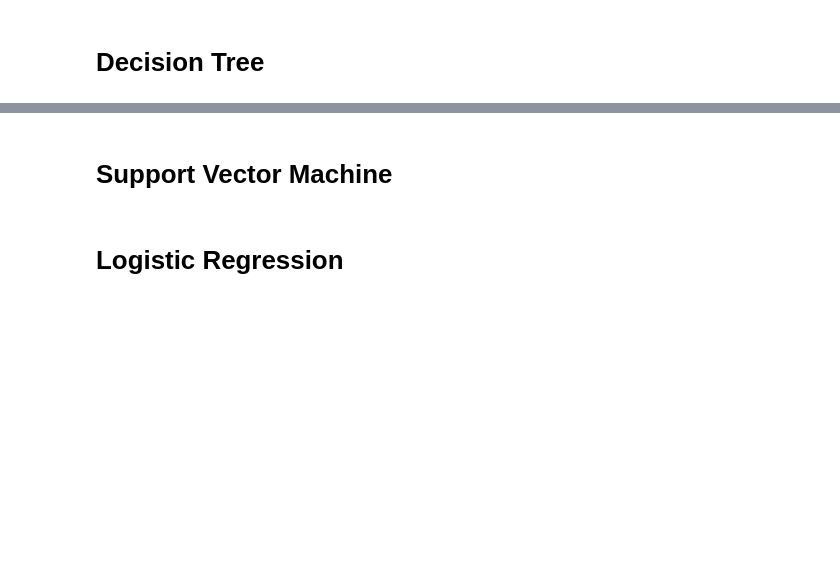
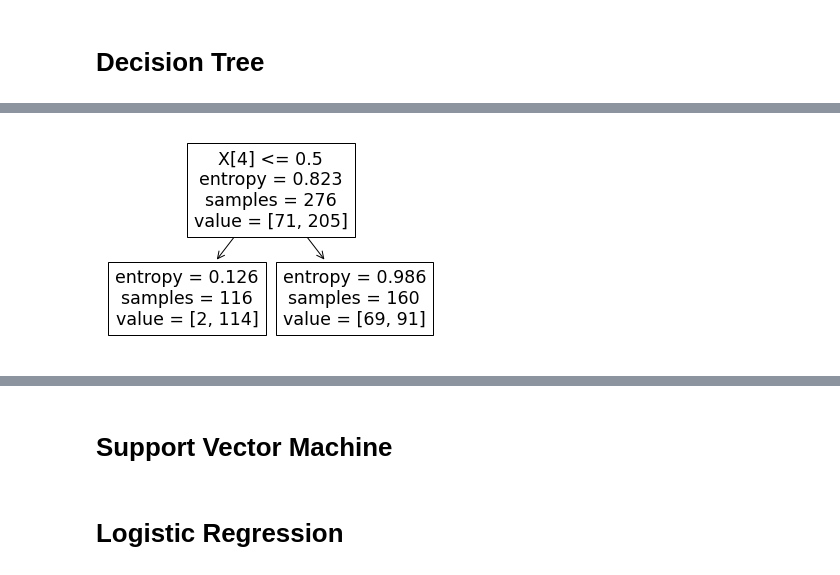
Before and after one commit to HexRoy/Coursera-ML-with-python-capstone-, a Jupyter notebook: Loan Project.ipynb, the cells around one changed output, grey strips where cells are left out. Drawn from its saved outputs; the diff is of its cells as text; code cells hidden in the pictures; blank space fills up the shorter version.

Commit message:
Added decision tree

```diff
--- a/Loan Project.ipynb
+++ b/Loan Project.ipynb
@@ -412,0 +460,8 @@ Removing any other feature seemed to only have negative effects on our results d
+# %%
+# visualizing decision trees with depth of 1
+decTree = DecisionTreeClassifier(criterion="entropy", max_depth = 1)
+decTree.fit(x_train,y_train)
+tree.plot_tree(decTree)
+plt.show()
+# %% [output]
+[figure, added]
```
Also changed, not shown: parts of 8 cells of this notebook.
